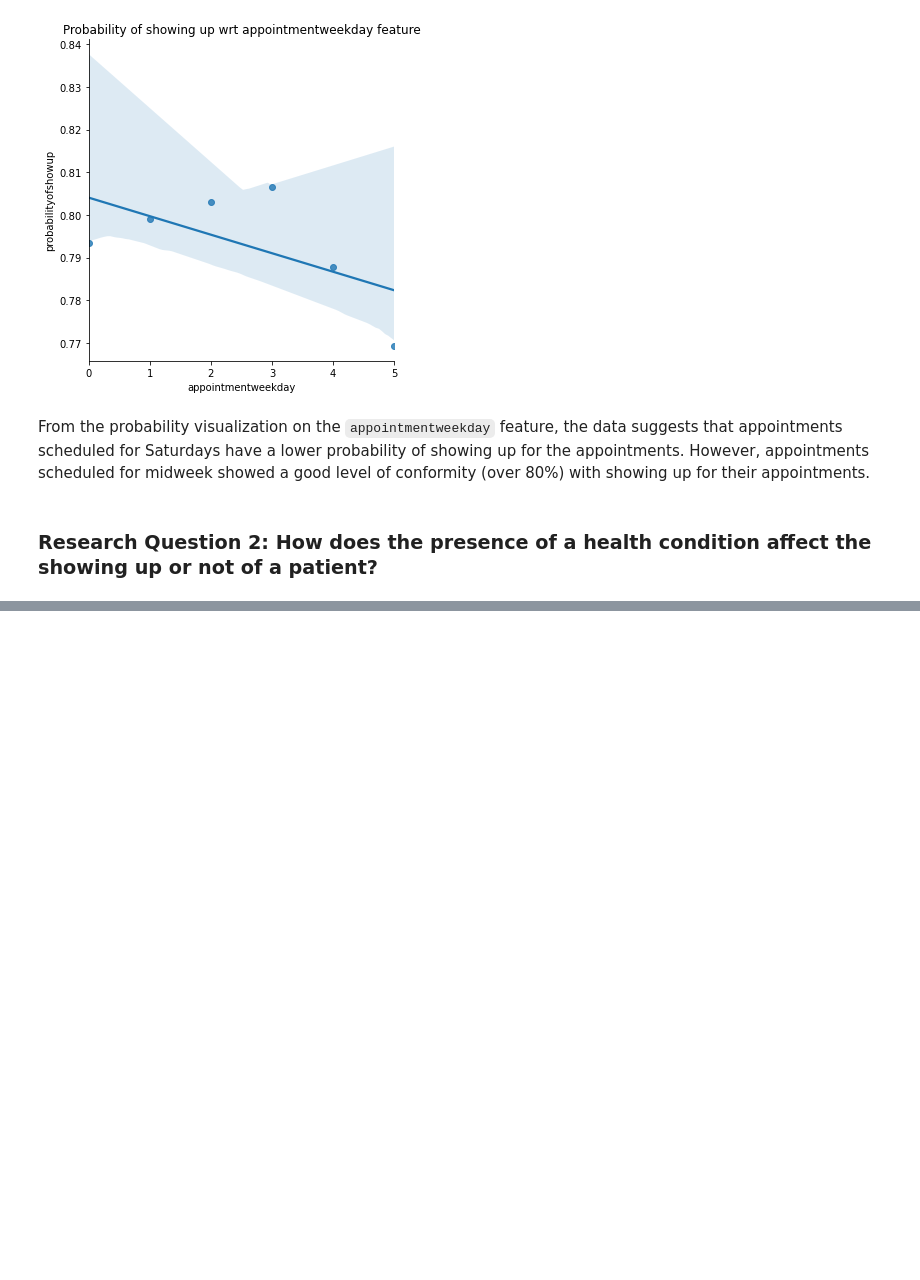
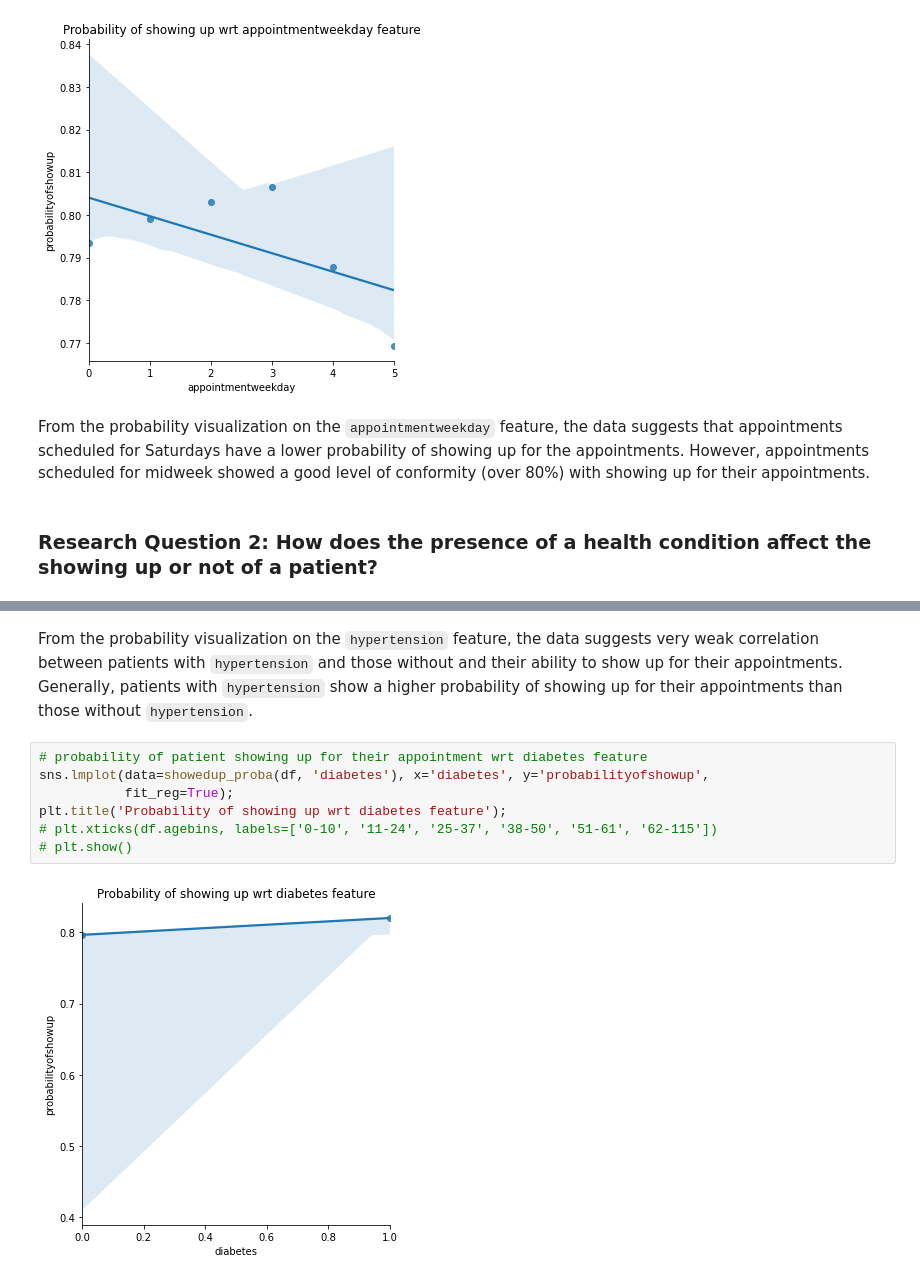
Before and after one commit to ArthurEzenwanne/investigate-a-dataset, a Jupyter notebook: Investigate_a_Dataset.ipynb, the cells around one changed output, grey strips where cells are left out. Cells and saved outputs as stored; diff of their text form; blank space fills up the shorter version.

```diff
--- a/Investigate_a_Dataset.ipynb
+++ b/Investigate_a_Dataset.ipynb
@@ -593,0 +600,11 @@ From the probability visualization on the `appointmentweekday` feature, the data
+# %% [markdown]
+From the probability visualization on the `hypertension` feature, the data suggests very weak correlation between patients with `hypertension` and those without and their ability to show up for their appointments. Generally, patients with `hypertension` show a higher probability of showing up for their appointments than those without `hypertension`.
+# %%
+# probability of patient showing up for their appointment wrt diabetes feature
+sns.lmplot(data=showedup_proba(df, 'diabetes'), x='diabetes', y='probabilityofshowup',
+           fit_reg=True);
+plt.title('Probability of showing up wrt diabetes feature');
+# plt.xticks(df.agebins, labels=['0-10', '11-24', '25-37', '38-50', '51-61', '62-115'])
+# plt.show()
+# %% [output]
+[figure, added]
```
Also changed, not shown: parts of 9 cells of this notebook.
